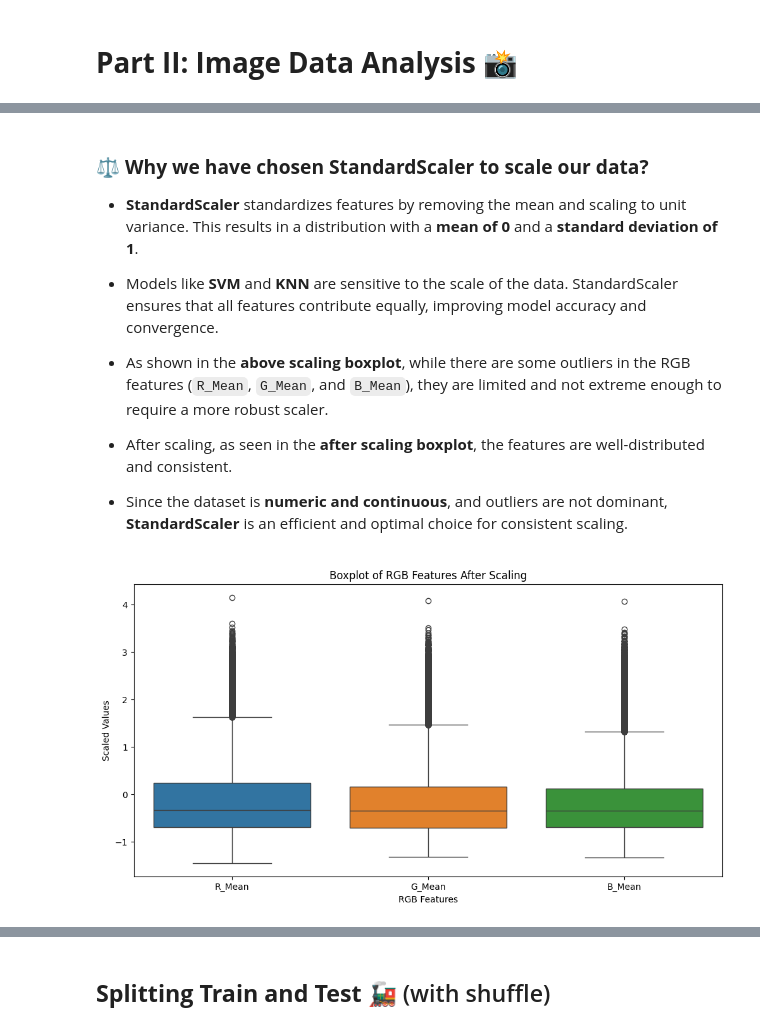
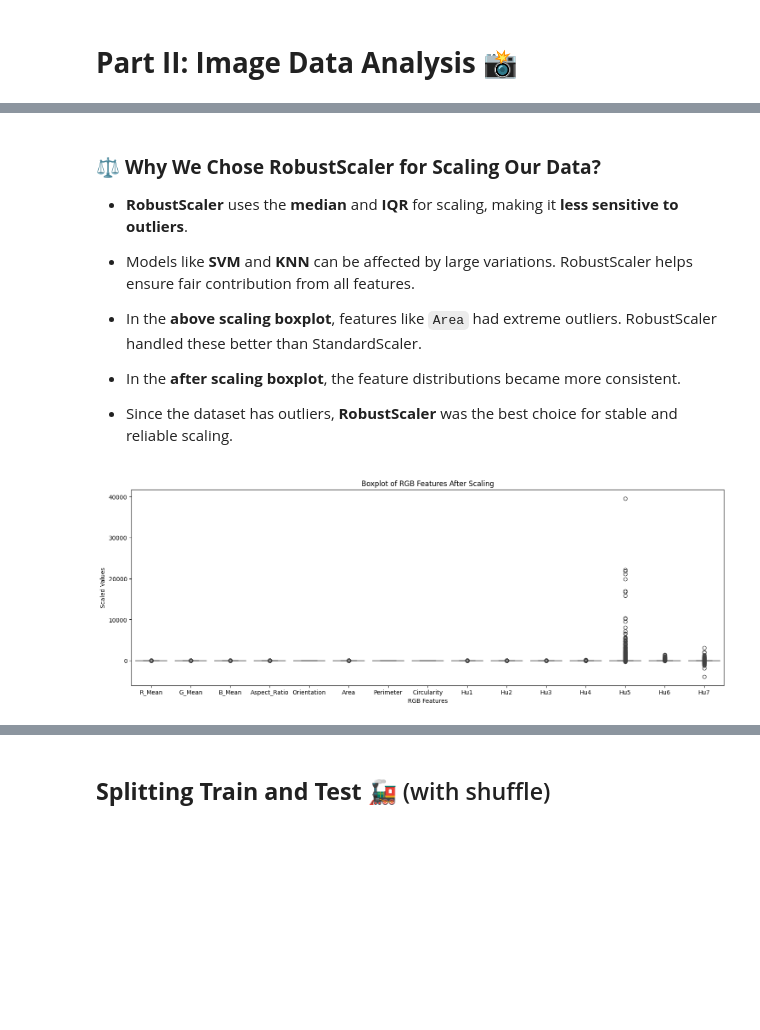
Before and after one commit to merttcetn/ML-PA1, a Jupyter notebook: assignment_1.ipynb, the cells around one changed output, grey strips where cells are left out. Saved outputs shown, nothing was run; the diff lists cells and outputs as text; code cells hidden in the pictures; blank space fills up the shorter version.

```diff
--- a/assignment_1.ipynb
+++ b/assignment_1.ipynb
@@ -582,28 +638,30 @@ plt.show()
-# %% [markdown]
-### ⚖️ **Why we have chosen StandardScaler to scale our data?**
-
-- **StandardScaler** standardizes features by removing the mean and scaling to unit variance. This results in a distribution with a **mean of 0** and a **standard deviation of 1**.
-
-- Models like **SVM** and **KNN** are sensitive to the scale of the data. StandardScaler ensures that all features contribute equally, improving model accuracy and convergence.
-
-- As shown in the **above scaling boxplot**, while there are some outliers in the RGB features (`R_Mean`, `G_Mean`, and `B_Mean`), they are limited and not extreme enough to require a more robust scaler.
-
-- After scaling, as seen in the **after scaling boxplot**, the features are well-distributed and consistent.
-
-- Since the dataset is **numeric and continuous**, and outliers are not dominant, **StandardScaler** is an efficient and optimal choice for consistent scaling.
+# %% [markdown]
+### ⚖️ **Why We Chose RobustScaler for Scaling Our Data?**
+
+- **RobustScaler** uses the **median** and **IQR** for scaling, making it **less sensitive to outliers**.
+
+- Models like **SVM** and **KNN** can be affected by large variations. RobustScaler helps ensure fair contribution from all features.
+
+- In the **above scaling boxplot**, features like `Area` had extreme outliers. RobustScaler handled these better than StandardScaler.
+
+- In the **after scaling boxplot**, the feature distributions became more consistent.
+
+- Since the dataset has outliers, **RobustScaler** was the best choice for stable and reliable scaling.
 # %%
-# Scaling Data using StandardScaler (Chosen after Outlier Analysis)
-scaler = StandardScaler()
+# Scaling Data using RobustScaler (Chosen after Outlier Analysis)
+scaler = RobustScaler()
 X_scaled = scaler.fit_transform(X)
 # %%
 # Boxplot After Scaling to Confirm
-df_scaled = pd.DataFrame(X_scaled, columns=["R_Mean", "G_Mean", "B_Mean"])
+df_scaled = pd.DataFrame(X_scaled, columns=["R_Mean", "G_Mean", "B_Mean",
+    "Aspect_Ratio", "Orientation", "Area", "Perimeter", "Circularity",
+    "Hu1", "Hu2", "Hu3", "Hu4", "Hu5", "Hu6", "Hu7"])
 
-plt.figure(figsize=(12, 6))
+plt.figure(figsize=(18, 6))
 sns.boxplot(data=df_scaled)
 plt.title("Boxplot of RGB Features After Scaling")
 plt.xlabel("RGB Features")
 plt.ylabel("Scaled Values")
 plt.show()
 # %% [output]
-[figure, old version]
+[figure, new version]
```
Also changed, not shown: parts of 14 cells of this notebook.
